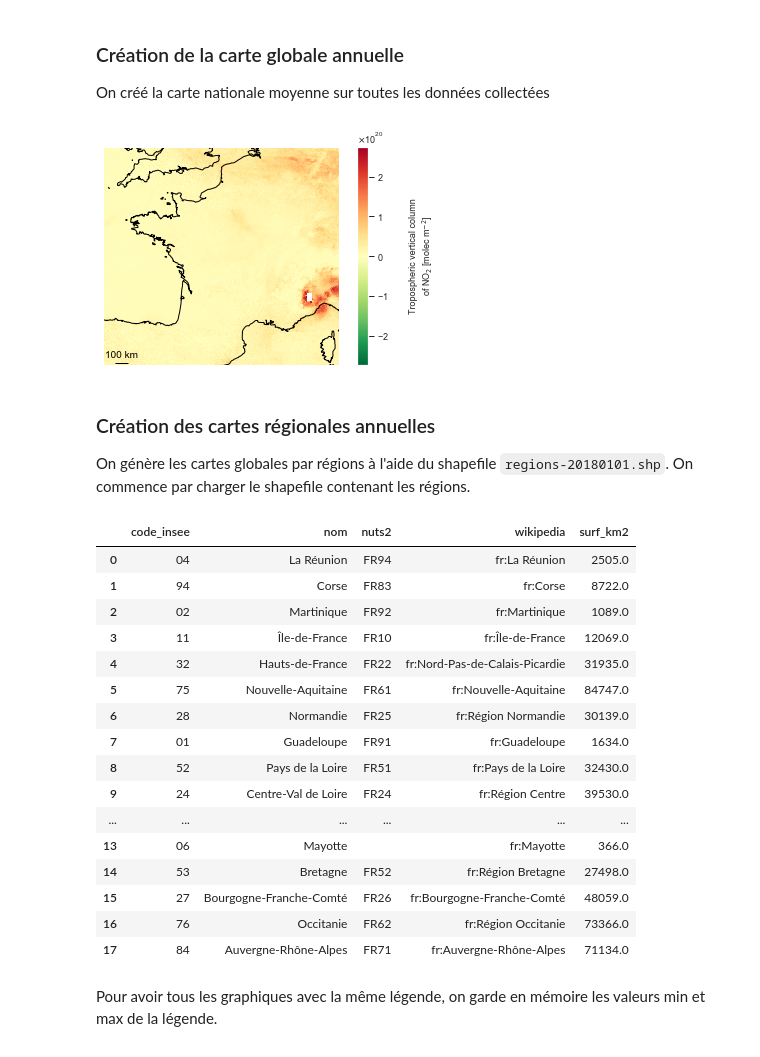
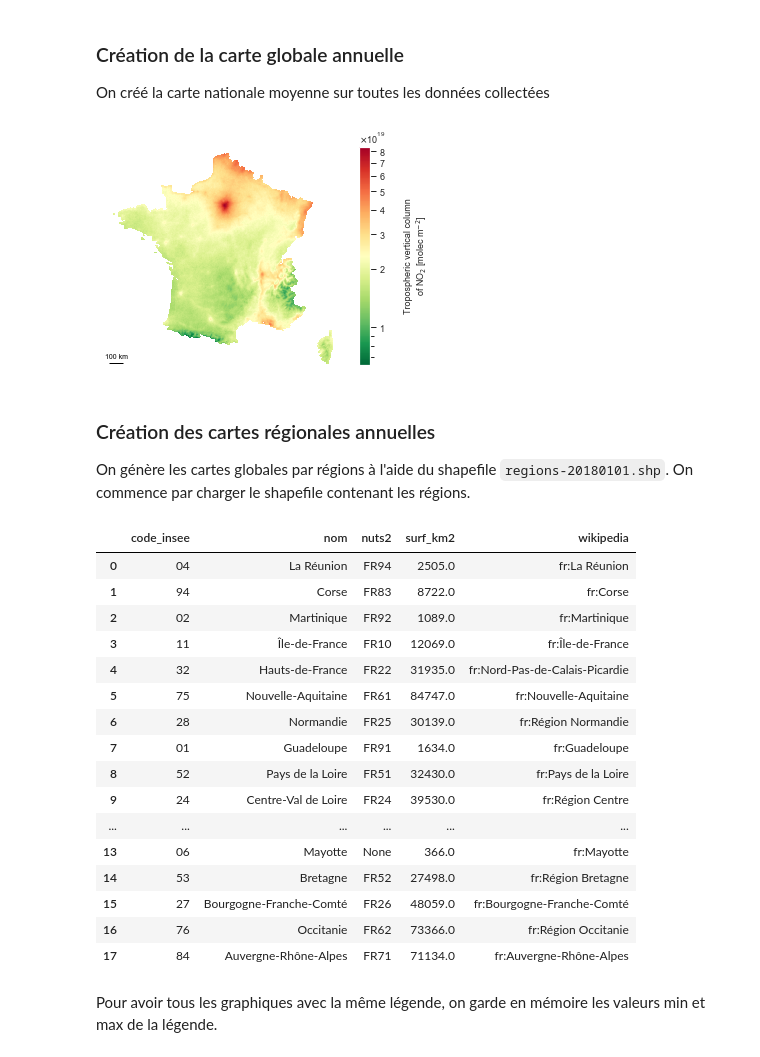
Before and after one commit to bilelomrani1/s5p-analysis, a Jupyter notebook: S5P-Plots.ipynb, the cells around one changed output. Saved outputs shown, nothing was run; the diff lists cells and outputs as text; code cells hidden in the pictures.

Commit message:
Update analysis

```diff
--- a/S5P-Plots.ipynb
+++ b/S5P-Plots.ipynb
@@ -26,7 +26,7 @@ xr.set_options(keep_attrs=True)
 Exploration et visualisation de la couche NO2.
 # %%
 # Import de la base NO2
-DS = xr.open_dataset('processed/processed__NO2___/NO2___1-1-2019__1-1-2019.nc')
+DS = xr.open_dataset('R:/AirPollution/processed/processed__NO2___/NO2___30-4-2018__9-7-2019.nc', chunks={'time': 100})
 
 # Affichage de la base
 DS
@@ -53,7 +56,7 @@ Attributes:
 
 Par défaut chaque entrée le long de la dimension `time` correspond à un produit. On peut rééchantilloner le dataset de façon à ce que les données soient rassemblées par jour. On rassemble et on moyenne donc les produits enregistrés le même jour.
 # %%
-DS = DS.resample(time='1D').mean(dim='time')
+DS = DS.resample(time='1D').mean(dim='time', skipna=None)
 # %% [markdown]
 Les données collectées s'étalent sur une période commencant le 30/04/2018 et terminant le 9/07/2019. Pour avoir des mois complet, on recoupe les données pour la période du 1/05/2018 au 30/06/2019.
 # %%
@@ -150,34 +153,35 @@ p = data[VARIABLE].plot(
 scalebar = AnchoredSizeBar(ax.transData,
                            SCALEBAR_LENGTH,
                            '{length} {unit}'.format(length=int(SCALEBAR_LENGTH/NUMBER_METERS_PER_UNIT),
                                                     unit=SCALEBAR_UNIT),
                            SCALEBAR_LOCATION,
                            pad=0.1,
+                           fontproperties=fm.FontProperties(size=7),
                            sep=SCALEBAR_SEP,
                            color='black',
                            label_top=True,
                            frameon=False)
 ax.add_artist(scalebar)
 
 # Re-fit axis extent
 ax.set_extent([data.longitude.min(), data.longitude.max(), data.latitude.min(), data.latitude.max()],
               ccrs.Geodetic())
 
 # Color bar
 p.colorbar.locator = mticker.AutoLocator()
 p.colorbar.formatter = mticker.ScalarFormatter(useMathText=True, useOffset=True)
 p.colorbar.formatter.set_scientific(True)
 p.colorbar.ax.yaxis.set_offset_position('left')
 p.colorbar.ax.yaxis.labelpad = 20
 p.colorbar.ax.yaxis.set_tick_params(width=1)
 p.colorbar.update_ticks()
 
 # Export
 plt.savefig("{folder_plots}/france_global_NO2.{format}".format(
                 folder_plots=folder_plots, format=FORMAT_EXPORT),
             bbox_inches='tight', dpi=300)
 # %% [output]
-[figure, old version]
+[figure, new version]
 # %% [markdown]
 ### Création des cartes régionales annuelles
 
@@ -186,28 +190,28 @@ On génère les cartes globales par régions à l'aide du shapefile `regions-201
 import cartopy.io.shapereader as shpreader
 import shapely.vectorized
 
-reader = shpreader.Reader('/Users/bilelomrani/Documents/Stage_LISER/s5p-analysis/shp/regions-20180101.shp')
+reader = shpreader.Reader('R:/AirPollution/data/regions-20180101.shp')
 records = list(reader.records())
 
 pd.DataFrame([entry.attributes for entry in records])
 # %% [output]
-|  | code_insee | nom | nuts2 | wikipedia | surf_km2 |
-| 0 | 04 | La Réunion | FR94 | fr:La Réunion | 2505.0 |
-| 1 | 94 | Corse | FR83 | fr:Corse | 8722.0 |
-| 2 | 02 | Martinique | FR92 | fr:Martinique | 1089.0 |
-| 3 | 11 | Île-de-France | FR10 | fr:Île-de-France | 12069.0 |
-| 4 | 32 | Hauts-de-France | FR22 | fr:Nord-Pas-de-Calais-Picardie | 31935.0 |
-| 5 | 75 | Nouvelle-Aquitaine | FR61 | fr:Nouvelle-Aquitaine | 84747.0 |
-| 6 | 28 | Normandie | FR25 | fr:Région Normandie | 30139.0 |
-| 7 | 01 | Guadeloupe | FR91 | fr:Guadeloupe | 1634.0 |
-| 8 | 52 | Pays de la Loire | FR51 | fr:Pays de la Loire | 32430.0 |
-| 9 | 24 | Centre-Val de Loire | FR24 | fr:Région Centre | 39530.0 |
+|  | code_insee | nom | nuts2 | surf_km2 | wikipedia |
+| 0 | 04 | La Réunion | FR94 | 2505.0 | fr:La Réunion |
+| 1 | 94 | Corse | FR83 | 8722.0 | fr:Corse |
+| 2 | 02 | Martinique | FR92 | 1089.0 | fr:Martinique |
+| 3 | 11 | Île-de-France | FR10 | 12069.0 | fr:Île-de-France |
+| 4 | 32 | Hauts-de-France | FR22 | 31935.0 | fr:Nord-Pas-de-Calais-Picardie |
+| 5 | 75 | Nouvelle-Aquitaine | FR61 | 84747.0 | fr:Nouvelle-Aquitaine |
+| 6 | 28 | Normandie | FR25 | 30139.0 | fr:Région Normandie |
+| 7 | 01 | Guadeloupe | FR91 | 1634.0 | fr:Guadeloupe |
+| 8 | 52 | Pays de la Loire | FR51 | 32430.0 | fr:Pays de la Loire |
+| 9 | 24 | Centre-Val de Loire | FR24 | 39530.0 | fr:Région Centre |
 | ... | ... | ... | ... | ... | ... |
-| 13 | 06 | Mayotte |  | fr:Mayotte | 366.0 |
-| 14 | 53 | Bretagne | FR52 | fr:Région Bretagne | 27498.0 |
-| 15 | 27 | Bourgogne-Franche-Comté | FR26 | fr:Bourgogne-Franche-Comté | 48059.0 |
-| 16 | 76 | Occitanie | FR62 | fr:Région Occitanie | 73366.0 |
-| 17 | 84 | Auvergne-Rhône-Alpes | FR71 | fr:Auvergne-Rhône-Alpes | 71134.0 |
+| 13 | 06 | Mayotte | None | 366.0 | fr:Mayotte |
+| 14 | 53 | Bretagne | FR52 | 27498.0 | fr:Région Bretagne |
+| 15 | 27 | Bourgogne-Franche-Comté | FR26 | 48059.0 | fr:Bourgogne-Franche-Comté |
+| 16 | 76 | Occitanie | FR62 | 73366.0 | fr:Région Occitanie |
+| 17 | 84 | Auvergne-Rhône-Alpes | FR71 | 71134.0 | fr:Auvergne-Rhône-Alpes |
 # %% [markdown]
 Pour avoir tous les graphiques avec la même légende, on garde en mémoire les valeurs min et max de la légende.
 # %%
```
Also changed, not shown: parts of 12 cells of this notebook, 34 other files.
